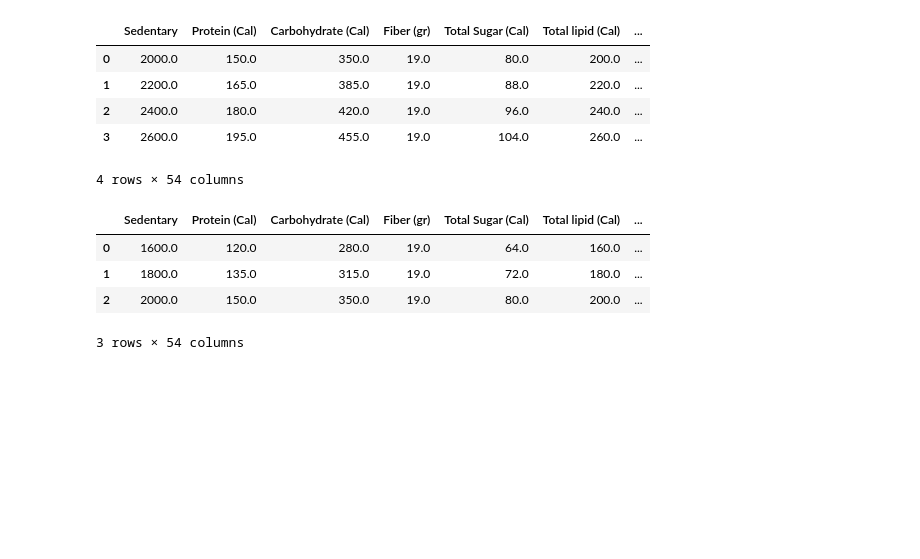
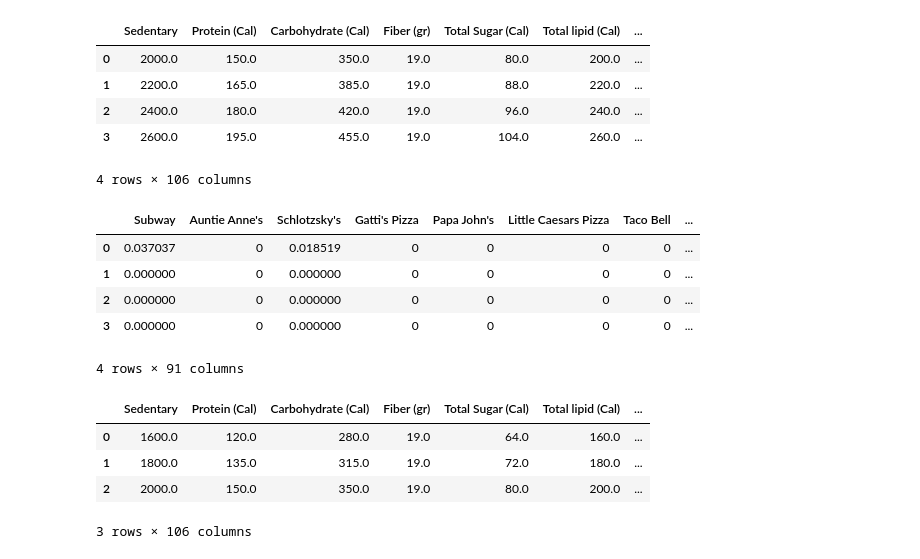
Before and after one commit to darrenluc93/Healthy-Restaurants, a Jupyter notebook: Jupyter Notebooks Data Analysis/Nutrients Data Analysis.ipynb, the cells around one changed output. Drawn from its saved outputs; the diff is of its cells as text; code cells hidden in the pictures; blank space fills up the shorter version.

```diff
--- a/Jupyter Notebooks Data Analysis/Nutrients Data Analysis.ipynb
+++ b/Jupyter Notebooks Data Analysis/Nutrients Data Analysis.ipynb
@@ -22,6 +30,7 @@ for i in range(len(maleInfo)): #for 1 to 3
     #Empty list to store dictionaries for each row iteration.
     dictStore_list = []
 
+    activityLevel = maleInfo[i].columns[0]
     for index, row in maleInfo[i].iterrows(): #For each index and row in dataframe maleinfo[i]
 
         #Creates empy dictionary for each iteration.
@@ -38,10 +47,10 @@ for i in range(len(maleInfo)): #for 1 to 3
             if (foodFiltered_df.loc[food,'Calories'] <= row['Calories per Meal']):
                 goodNutritionCounter += 1
 
-            if  ((row['Protein (Cal)'] + 0.045) >= foodFiltered_df.loc[food,'Protein (Cal)']) : #((row['Protein (Cal)'] - 0.045) <= foodFiltered_df.loc[food,'Protein (Cal)']) &
+            if  ((row['Protein (Cal)'] - (0.045 * maleInfo[i].loc[index, activityLevel])) <= foodFiltered_df.loc[food,'Protein (Cal)']) & ((row['Protein (Cal)'] + (0.045 * maleInfo[i].loc[index, activityLevel])) >= foodFiltered_df.loc[food,'Protein (Cal)']) : #
                 goodNutritionCounter += 1
 
-            if  ((row['Carbohydrate (Cal)'] + 0.075) >= foodFiltered_df.loc[food,'Carbohydrate (Cal)']): #((row['Carbohydrate (Cal)'] - 0.075) <= foodFiltered_df.loc[food,'Carbohydrate (Cal)']) &
+            if  ((row['Carbohydrate (Cal)'] - (0.075 * maleInfo[i].loc[index,activityLevel])) <= foodFiltered_df.loc[food,'Carbohydrate (Cal)']) & ((row['Carbohydrate (Cal)'] + (0.075 * maleInfo[i].loc[index,activityLevel])) >= foodFiltered_df.loc[food,'Carbohydrate (Cal)']): #
                 goodNutritionCounter += 1
 
             if ((row['Fiber (gr)'] + 11) > foodFiltered_df.loc[food,'Fiber (gr)']): #((row['Fiber (gr)'] - 11) <= foodFiltered_df.loc[food,'Fiber (gr)']) &
@@ -51,7 +60,7 @@ for i in range(len(maleInfo)): #for 1 to 3
             if (foodFiltered_df.loc[food,'Total Sugar (Cal)'] <= row['Total Sugar (Cal)']):
                 goodNutritionCounter += 1
 
-            if  ((row['Total lipid (Cal)'] + 2) >= foodFiltered_df.loc[food,'Total Fat (Cal)']): #((row['Total lipid (Cal)'] - 2) <= foodFiltered_df.loc[food,'Total Fat (Cal)']) &
+            if  ((row['Total lipid (Cal)'] - (0.2 * maleInfo[i].loc[index,activityLevel])) <= foodFiltered_df.loc[food,'Total Fat (Cal)']) & ((row['Total lipid (Cal)'] + (0.2 * maleInfo[i].loc[index,activityLevel])) >= foodFiltered_df.loc[food,'Total Fat (Cal)']): #
                 goodNutritionCounter += 1
 
             if (foodFiltered_df.loc[food,'Total Trans Fat (Cal)'] < row['Total Trans Fat (Cal)']):
@@ -97,7 +106,16 @@ maleMerged_df[0].head()
 | 1 | 2200.0 | 165.0 | 385.0 | 19.0 | 88.0 | 220.0 | ... |
 | 2 | 2400.0 | 180.0 | 420.0 | 19.0 | 96.0 | 240.0 | ... |
 | 3 | 2600.0 | 195.0 | 455.0 | 19.0 | 104.0 | 260.0 | ... |
-4 rows × 54 columns
+4 rows × 106 columns
+# %%
+maleMerged_df[0].iloc[:,15:]
+# %% [output]
+|  | Subway | Auntie Anne's | Schlotzsky's | Gatti's Pizza | Papa John's | Little Caesars Pizza | Taco Bell | ... |
+| 0 | 0.037037 | 0 | 0.018519 | 0 | 0 | 0 | 0 | ... |
+| 1 | 0.000000 | 0 | 0.000000 | 0 | 0 | 0 | 0 | ... |
+| 2 | 0.000000 | 0 | 0.000000 | 0 | 0 | 0 | 0 | ... |
+| 3 | 0.000000 | 0 | 0.000000 | 0 | 0 | 0 | 0 | ... |
+4 rows × 91 columns
 # %%
 #drops empty columns for each dataFrame
 for i in range(len(maleMerged_df)):
@@ -125,6 +143,8 @@ for i in range(len(femaleInfo)): #for 1 to 3
 
     #Empty list to store dictionaries for each row iteration.
     dictStore_list = []
+
+    activityLevel = maleInfo[i].columns[0]
 
     for index, row in femaleInfo[i].iterrows(): #For each index and row in dataframe maleinfo[i]
 
@@ -142,32 +162,27 @@ for i in range(len(femaleInfo)): #for 1 to 3
             if (foodFiltered_df.loc[food,'Calories'] <= row['Calories per Meal']):
                 goodNutritionCounter += 1
 
-            if  ((row['Protein (Cal)'] + 0.045) >= foodFiltered_df.loc[food,'Protein (Cal)']) : #((row['Protein (Cal)'] - 0.045) <= foodFiltered_df.loc[food,'Protein (Cal)']) &
+            if  ((row['Protein (Cal)'] - (0.045 * femaleInfo[i].loc[index, activityLevel])) <= foodFiltered_df.loc[food,'Protein (Cal)']) & ((row['Protein (Cal)'] + (0.045 * femaleInfo[i].loc[index, activityLevel])) >= foodFiltered_df.loc[food,'Protein (Cal)']) : #
                 goodNutritionCounter += 1
-                #proteinCheck = True
 
-            if  ((row['Carbohydrate (Cal)'] + 0.075) >= foodFiltered_df.loc[food,'Carbohydrate (Cal)']): #((row['Carbohydrate (Cal)'] - 0.075) <= foodFiltered_df.loc[food,'Carbohydrate (Cal)']) &
+            if  ((row['Carbohydrate (Cal)'] - (0.075 * femaleInfo[i].loc[index,activityLevel])) <= foodFiltered_df.loc[food,'Carbohydrate (Cal)']) & ((row['Carbohydrate (Cal)'] + (0.075 * femaleInfo[i].loc[index,activityLevel])) >= foodFiltered_df.loc[food,'Carbohydrate (Cal)']): #
                 goodNutritionCounter += 1
-                #carbCheck = True
 
             if ((row['Fiber (gr)'] + 11) > foodFiltered_df.loc[food,'Fiber (gr)']): #((row['Fiber (gr)'] - 11) <= foodFiltered_df.loc[food,'Fiber (gr)']) &
                 goodNutritionCounter += 1
-                #fiberCheck = True
+
 
             if (foodFiltered_df.loc[food,'Total Sugar (Cal)'] <= row['Total Sugar (Cal)']):
                 goodNutritionCounter += 1
-                #sugarsCheck = True
 
-            if  ((row['Total lipid (Cal)'] + 2) >= foodFiltered_df.loc[food,'Total Fat (Cal)']): #((row['Total lipid (Cal)'] - 2) <= foodFiltered_df.loc[food,'Total Fat (Cal)']) &
+            if  ((row['Total lipid (Cal)'] - (0.2 * femaleInfo[i].loc[index,activityLevel])) <= foodFiltered_df.loc[food,'Total Fat (Cal)']) & ((row['Total lipid (Cal)'] + (0.2 * femaleInfo[i].loc[index,activityLevel])) >= foodFiltered_df.loc[food,'Total Fat (Cal)']): #
                 goodNutritionCounter += 1
-                #fatCheck = True
 
             if (foodFiltered_df.loc[food,'Total Trans Fat (Cal)'] < row['Total Trans Fat (Cal)']):
                 goodNutritionCounter += 1
 
             if (foodFiltered_df.loc[food,'Total Saturated Fat (Cal)'] <= row['Total Saturated Fat (Cal)']):
                 goodNutritionCounter += 1
-                #satfatCheck = True
 
             if (foodFiltered_df.loc[food,'Cholesterol (mg)'] < row['Cholesterol (mg)']):
                 goodNutritionCounter += 1
@@ -206,7 +221,7 @@ femaleMerged_df[0].head()
 | 0 | 1600.0 | 120.0 | 280.0 | 19.0 | 64.0 | 160.0 | ... |
 | 1 | 1800.0 | 135.0 | 315.0 | 19.0 | 72.0 | 180.0 | ... |
 | 2 | 2000.0 | 150.0 | 350.0 | 19.0 | 80.0 | 200.0 | ... |
-3 rows × 54 columns
+3 rows × 106 columns
 # %%
 #drops empty columns for each dataFrame
 for i in range(len(femaleMerged_df)):
```
Also changed, not shown: parts of 2 cells of this notebook, 15 other files.
